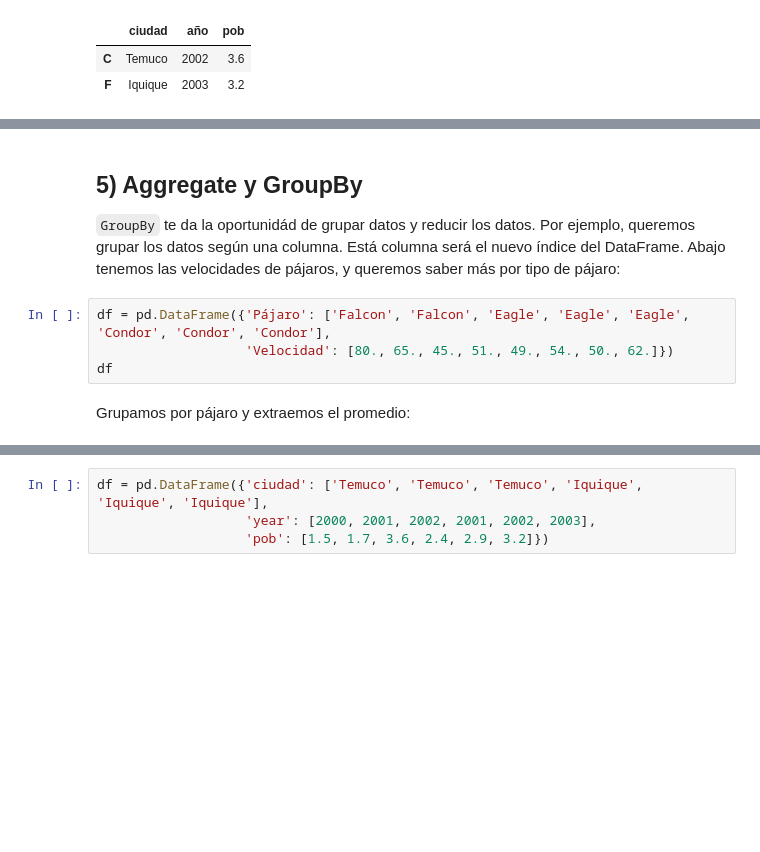
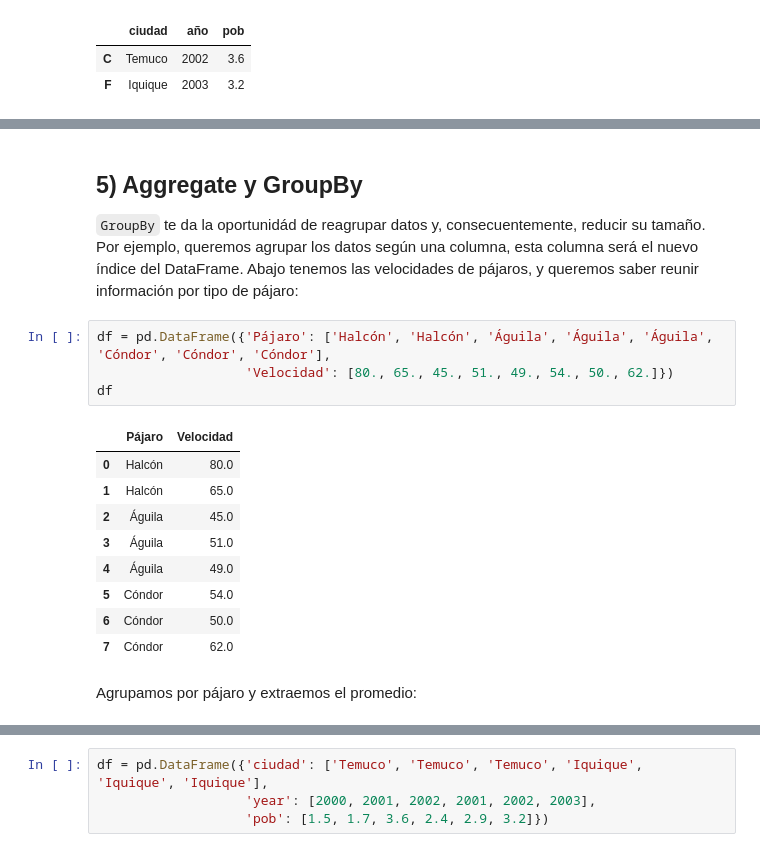
Before and after one commit to GAMES-UChile/Curso-BancoEstado, a Jupyter notebook: modulo3/modulo3.ipynb, the cells around one changed output, grey strips where cells are left out. Saved outputs shown, nothing was run; the diff lists cells and outputs as text; blank space fills up the shorter version.

```diff
--- a/modulo3/modulo3.ipynb
+++ b/modulo3/modulo3.ipynb
@@ -594,10 +601,20 @@ df
 # %% [markdown]
 ## 5) Aggregate y GroupBy
-`GroupBy` te da la oportunidád de grupar datos y reducir los datos. Por ejemplo, queremos grupar los datos según una columna. Está columna será el nuevo índice del DataFrame. Abajo tenemos las velocidades de pájaros, y queremos saber más por tipo de pájaro:
+`GroupBy` te da la oportunidád de reagrupar datos y, consecuentemente, reducir su tamaño. Por ejemplo, queremos agrupar los datos según una columna, esta columna será el nuevo índice del DataFrame. Abajo tenemos las velocidades de pájaros, y queremos saber reunir información por tipo de pájaro:
 # %%
-df = pd.DataFrame({'Pájaro': ['Falcon', 'Falcon', 'Eagle', 'Eagle', 'Eagle', 'Condor', 'Condor', 'Condor'],
+df = pd.DataFrame({'Pájaro': ['Halcón', 'Halcón', 'Águila', 'Águila', 'Águila', 'Cóndor', 'Cóndor', 'Cóndor'],
                    'Velocidad': [80., 65., 45., 51., 49., 54., 50., 62.]})
 df
+# %% [output]
+|  | Pájaro | Velocidad |
+| 0 | Halcón | 80.0 |
+| 1 | Halcón | 65.0 |
+| 2 | Águila | 45.0 |
+| 3 | Águila | 51.0 |
+| 4 | Águila | 49.0 |
+| 5 | Cóndor | 54.0 |
+| 6 | Cóndor | 50.0 |
+| 7 | Cóndor | 62.0 |
 # %% [markdown]
-Grupamos por pájaro y extraemos el promedio:
+Agrupamos por pájaro y extraemos el promedio:
 # %%
```
Also changed, not shown: parts of 19 cells of this notebook, 2 other files.
